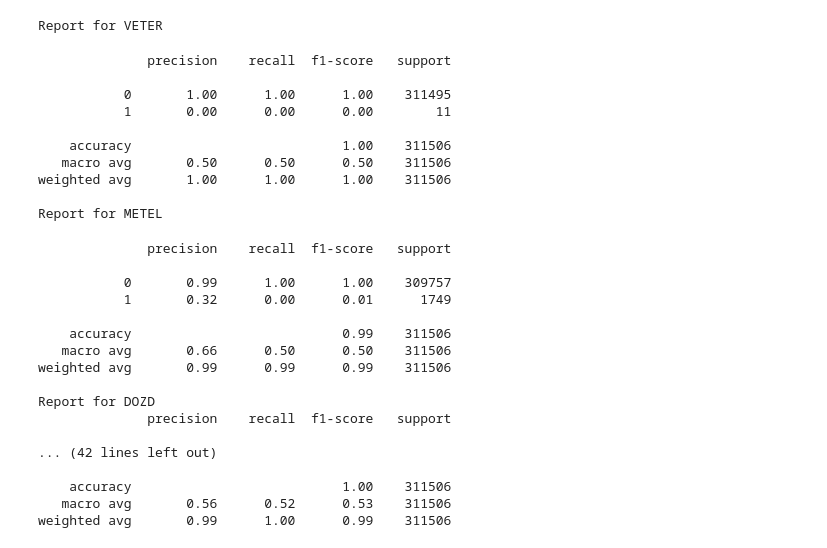
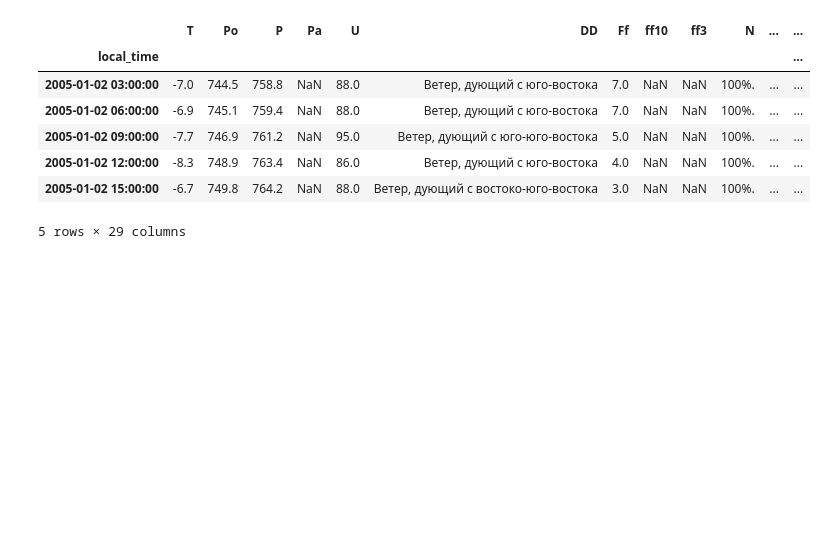
Before and after one commit to ea-evdokimov/ForecastingExtremeWeather, a Jupyter notebook: notebooks/bulat_work.ipynb, the cells around one changed output. Drawn from its saved outputs; the diff is of its cells as text; code cells hidden in the pictures; blank space fills up the shorter version.

```diff
--- a/notebooks/bulat_work.ipynb
+++ b/notebooks/bulat_work.ipynb
@@ -32,8 +96,6 @@ one_station_y = weather_train_y[weather_train.station_id == 34123]
 # %%
 one_station_x.sort_values("local_time", inplace=True)
-one_station_y = one_station_y.loc[one_station_x.index]
-one_station_x.reset_index(drop=True, inplace=True)
-one_station_y.reset_index(drop=True, inplace=True)
+one_station_y.sort_values("local_time", inplace=True)
 # %% [output]
 A value is trying to be set on a copy of a slice from a DataFrame
 
@@ -140,33 +149,0 @@ np.mean(y_test == y_pred)
-# %%
-for idx, lbl in enumerate(y_test.drop("SHKVAL", axis=1).columns):
-    print("Report for", lbl)
-    print(classification_report(y_test.loc[:, lbl].astype(int), y_pred[:, idx]))
-# %% [output]
-Report for VETER
-              precision    recall  f1-score   support
-
-           0       1.00      1.00      1.00    311495
-           1       0.00      0.00      0.00        11
-
-    accuracy                           1.00    311506
-   macro avg       0.50      0.50      0.50    311506
-weighted avg       1.00      1.00      1.00    311506
-
-Report for METEL
-              precision    recall  f1-score   support
-
-           0       0.99      1.00      1.00    309757
-           1       0.32      0.00      0.01      1749
-
-    accuracy                           0.99    311506
-   macro avg       0.66      0.50      0.50    311506
-weighted avg       0.99      0.99      0.99    311506
-
-Report for DOZD
-              precision    recall  f1-score   support
-
-... (42 lines left out)
-
-    accuracy                           1.00    311506
-   macro avg       0.56      0.52      0.53    311506
-weighted avg       0.99      1.00      0.99    311506
@@ -172,0 +154,11 @@ weighted avg       0.99      1.00      0.99    311506
+# %%
+one_station_x.head()
+# %% [output]
+|  | T | Po | P | Pa | U | DD | Ff | ff10 | ff3 | N | ... | ... |
+| local_time |  |  |  |  |  |  |  |  |  |  |  | ... |
+| 2005-01-02 03:00:00 | -7.0 | 744.5 | 758.8 | NaN | 88.0 | Ветер, дующий с юго-востока | 7.0 | NaN | NaN | 100%. | ... | ... |
+| 2005-01-02 06:00:00 | -6.9 | 745.1 | 759.4 | NaN | 88.0 | Ветер, дующий с юго-востока | 7.0 | NaN | NaN | 100%. | ... | ... |
+| 2005-01-02 09:00:00 | -7.7 | 746.9 | 761.2 | NaN | 95.0 | Ветер, дующий с юго-юго-востока | 5.0 | NaN | NaN | 100%. | ... | ... |
+| 2005-01-02 12:00:00 | -8.3 | 748.9 | 763.4 | NaN | 86.0 | Ветер, дующий с юго-востока | 4.0 | NaN | NaN | 100%. | ... | ... |
+| 2005-01-02 15:00:00 | -6.7 | 749.8 | 764.2 | NaN | 88.0 | Ветер, дующий с востоко-юго-востока | 3.0 | NaN | NaN | 100%. | ... | ... |
+5 rows × 29 columns
```
Also changed, not shown: parts of 45 cells of this notebook, 1 other file.
